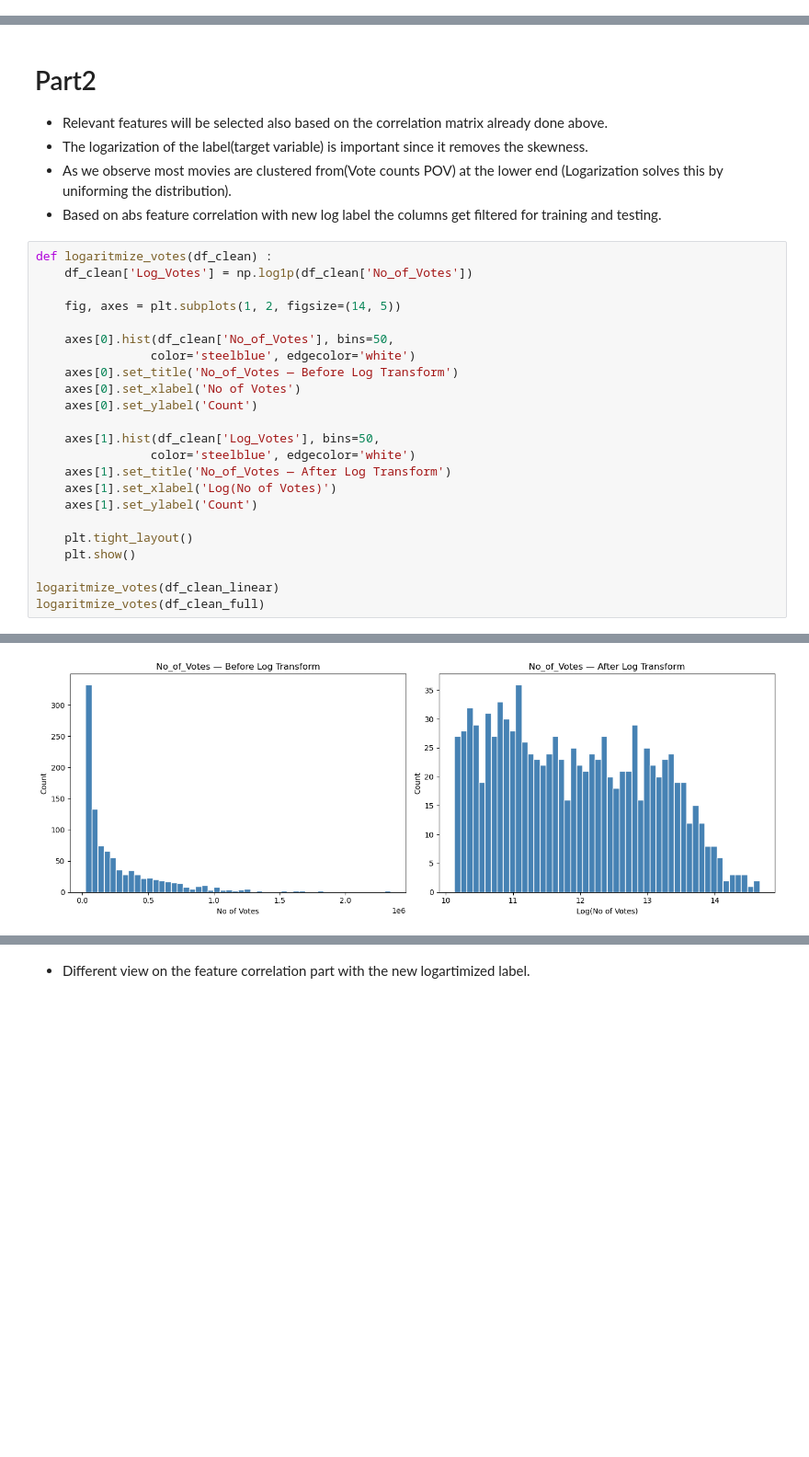
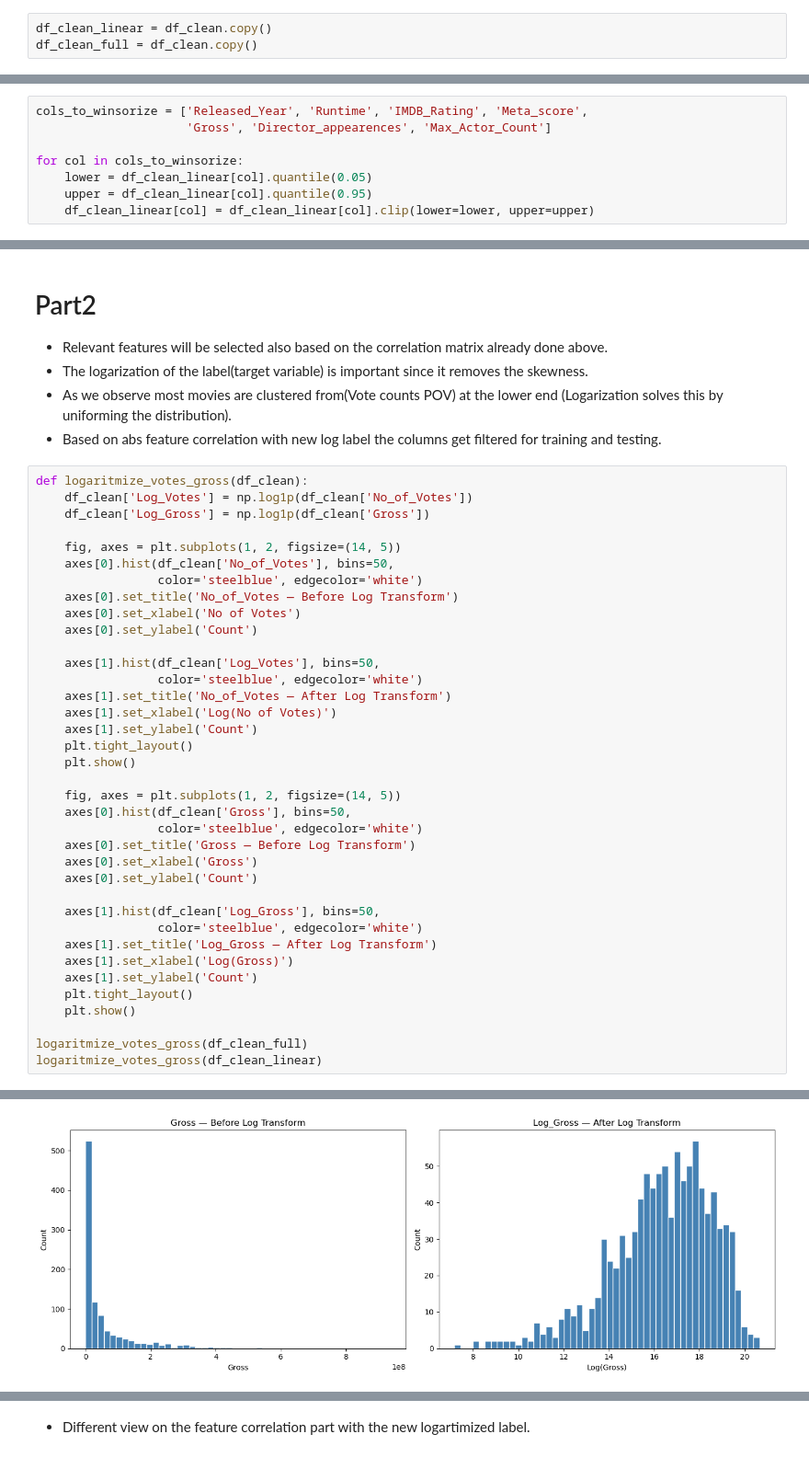
Before and after one commit to mihairusu05/Fundamentals-in-Machine-Learning, a Jupyter notebook: Homeworks/Hw2/hw2.ipynb, the cells around one changed output, grey strips where cells are left out. Shown at 92% size. Drawn from its saved outputs; the diff is of its cells as text; blank space fills up the shorter version.

```diff
--- a/Homeworks/Hw2/hw2.ipynb
+++ b/Homeworks/Hw2/hw2.ipynb
@@ -136,0 +65,3 @@ Remaining NaNs: 0, 0
+# %%
+df_clean_linear = df_clean.copy()
+df_clean_full = df_clean.copy()
@@ -256,3 +244,11 @@ dtype: object
+# %%
+cols_to_winsorize = ['Released_Year', 'Runtime', 'IMDB_Rating', 'Meta_score',
+                     'Gross', 'Director_appearences', 'Max_Actor_Count']
+
+for col in cols_to_winsorize:
+    lower = df_clean_linear[col].quantile(0.05)
+    upper = df_clean_linear[col].quantile(0.95)
+    df_clean_linear[col] = df_clean_linear[col].clip(lower=lower, upper=upper)
 # %% [markdown]
 # **Part1** What feature we choose based on a correlation matrix .
 
@@ -313,26 +317,40 @@ dtype: float64
  - As we observe most movies are clustered from(Vote counts POV) at the lower end (Logarization solves this by uniforming the distribution).
  - Based on abs feature correlation with new log label the columns get filtered for training and testing.
 # %%
-def logaritmize_votes(df_clean) :
+def logaritmize_votes_gross(df_clean):
     df_clean['Log_Votes'] = np.log1p(df_clean['No_of_Votes'])
+    df_clean['Log_Gross'] = np.log1p(df_clean['Gross'])
 
     fig, axes = plt.subplots(1, 2, figsize=(14, 5))
-
     axes[0].hist(df_clean['No_of_Votes'], bins=50,
-                color='steelblue', edgecolor='white')
+                 color='steelblue', edgecolor='white')
     axes[0].set_title('No_of_Votes — Before Log Transform')
     axes[0].set_xlabel('No of Votes')
     axes[0].set_ylabel('Count')
 
     axes[1].hist(df_clean['Log_Votes'], bins=50,
-                color='steelblue', edgecolor='white')
+                 color='steelblue', edgecolor='white')
     axes[1].set_title('No_of_Votes — After Log Transform')
     axes[1].set_xlabel('Log(No of Votes)')
     axes[1].set_ylabel('Count')
-
     plt.tight_layout()
     plt.show()
 
-logaritmize_votes(df_clean_linear)
-logaritmize_votes(df_clean_full)
+    fig, axes = plt.subplots(1, 2, figsize=(14, 5))
+    axes[0].hist(df_clean['Gross'], bins=50,
+                 color='steelblue', edgecolor='white')
+    axes[0].set_title('Gross — Before Log Transform')
+    axes[0].set_xlabel('Gross')
+    axes[0].set_ylabel('Count')
+
+    axes[1].hist(df_clean['Log_Gross'], bins=50,
+                 color='steelblue', edgecolor='white')
+    axes[1].set_title('Log_Gross — After Log Transform')
+    axes[1].set_xlabel('Log(Gross)')
+    axes[1].set_ylabel('Count')
+    plt.tight_layout()
+    plt.show()
+
+logaritmize_votes_gross(df_clean_full)
+logaritmize_votes_gross(df_clean_linear)
 # %% [output]
@@ -340 +358 @@ logaritmize_votes(df_clean_full)
-[figure, old version]
+[figure, new version]
```
Also changed, not shown: parts of 36 cells of this notebook.
